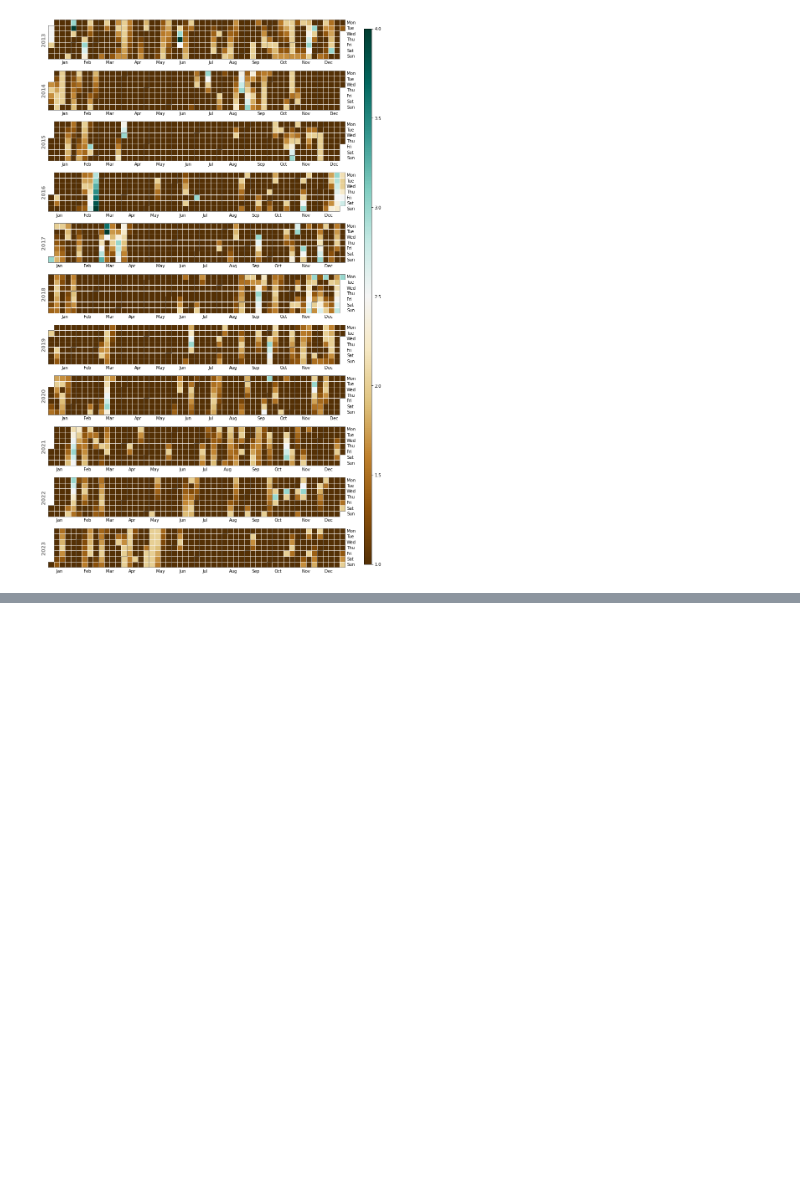
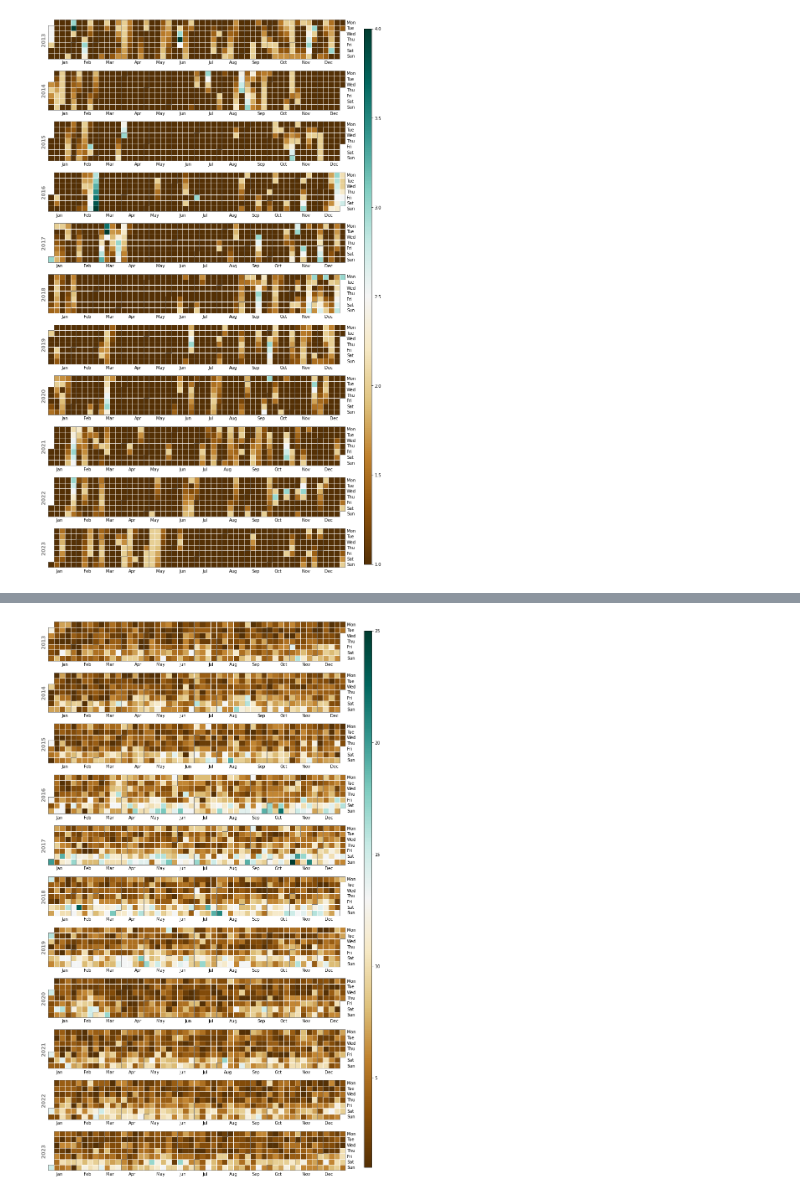
Before and after one commit to raskong/raskong.github.io, a Jupyter notebook: Final_Project/Assignment 3 B.ipynb, the cells around one changed output, grey strips where cells are left out. Cells and saved outputs as stored; diff of their text form; code cells hidden in the pictures; blank space fills up the shorter version.

```diff
--- a/Final_Project/Assignment 3 B.ipynb
+++ b/Final_Project/Assignment 3 B.ipynb
@@ -279 +292,2 @@ https://www.governing.com/policy/legislation-would-allow-nyc-to-set-its-own-spee
 # %%
+Alc_df = df[df["CONTRIBUTING FACTOR VEHICLE 1"] == "alcohol involvement"].copy()
@@ -381,9 +407,26 @@ calplot.calplot(Alk_final_counts, yearlabel_kws=dict({'fontname':'sans-serif'},
 # %%
-# Create a boolean mask indicating which rows to keep
-mask = (df['CONTRIBUTING FACTOR VEHICLE 1'] == "alcohol involvement")
+#Selecting the category and obtaining values of occ per Date
 
-# Apply the mask to the DataFrame to filter out rows
-Alk_df = df[mask]
+Alc_date_counts = Alc_df["CRASH DATE"].value_counts()
+
+# Convert the index to dattime format
+Alc_date_counts.index = pd.to_datetime(Alc_date_counts.index)
+
+# Resample the data to daily frequency and fill missing dates
+Alc_daily_counts = Alc_date_counts.resample('D').first()
+
+interpolated_counts = Alc_daily_counts.interpolate()
+Alc_final_counts = interpolated_counts.head(len(Alc_daily_counts))
+
+#round the final_counts
+Alc_final_counts = Alc_final_counts.round(3)
+
+#plot using the calplot  package
+calplot.calplot(Alc_final_counts, yearlabel_kws=dict({'fontname':'sans-serif'}, fontsize=12), cmap="BrBG", dropzero=False)
+
+plt.savefig(r"C:\Users\Mads Emil\raskong.github.io\Final_Project\Figures\Alc_calender_plot.png")
+# %% [output]
+[figure, added]
 # %%
 Alk_df
 # %% [output]
```
Also changed, not shown: parts of 29 cells of this notebook.
